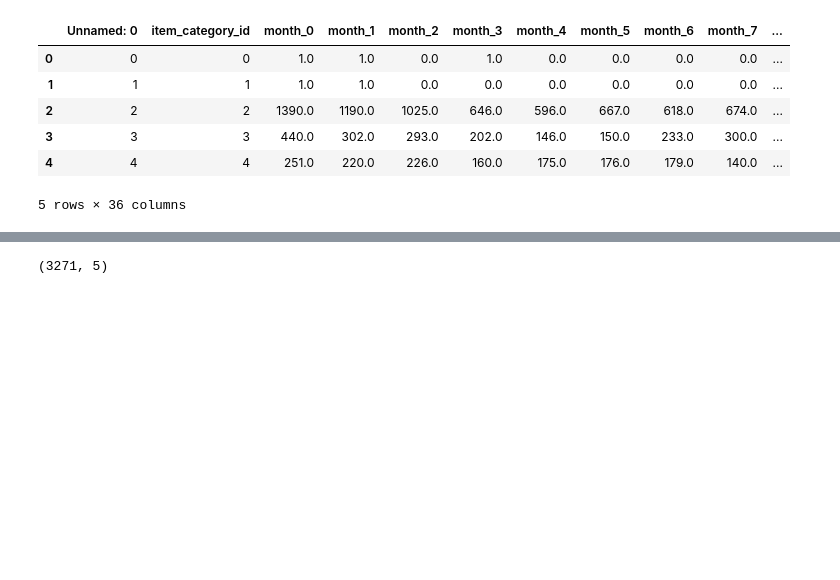
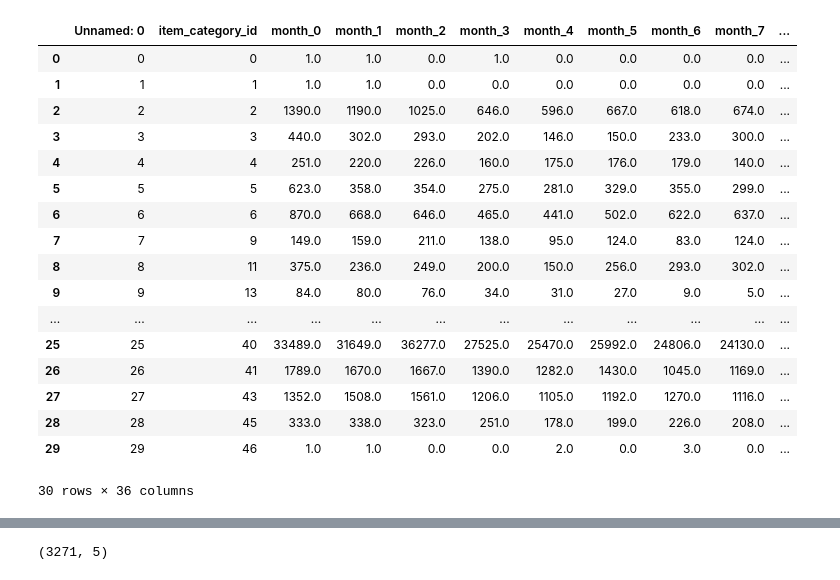
Before and after one commit to Alberto7526/MonografiaGithub, a Jupyter notebook: Untitled.ipynb, the cells around one changed output, grey strips where cells are left out. Cells and saved outputs as stored; diff of their text form; code cells hidden in the pictures; blank space fills up the shorter version.

```diff
--- a/Untitled.ipynb
+++ b/Untitled.ipynb
@@ -16,12 +27,23 @@ df_shop.head(5)
 # %%
-df_shop = pd.read_csv('./NewDataset/prueba_category.csv')
-df_shop.head()
+df_shop = pd.read_csv('./NewDataset/New_dataset_per_category.csv')
+df_shop.head(30)
 # %% [output]
 |  | Unnamed: 0 | item_category_id | month_0 | month_1 | month_2 | month_3 | month_4 | month_5 | month_6 | month_7 | ... |
 | 0 | 0 | 0 | 1.0 | 1.0 | 0.0 | 1.0 | 0.0 | 0.0 | 0.0 | 0.0 | ... |
 | 1 | 1 | 1 | 1.0 | 1.0 | 0.0 | 0.0 | 0.0 | 0.0 | 0.0 | 0.0 | ... |
 | 2 | 2 | 2 | 1390.0 | 1190.0 | 1025.0 | 646.0 | 596.0 | 667.0 | 618.0 | 674.0 | ... |
 | 3 | 3 | 3 | 440.0 | 302.0 | 293.0 | 202.0 | 146.0 | 150.0 | 233.0 | 300.0 | ... |
 | 4 | 4 | 4 | 251.0 | 220.0 | 226.0 | 160.0 | 175.0 | 176.0 | 179.0 | 140.0 | ... |
+| 5 | 5 | 5 | 623.0 | 358.0 | 354.0 | 275.0 | 281.0 | 329.0 | 355.0 | 299.0 | ... |
+| 6 | 6 | 6 | 870.0 | 668.0 | 646.0 | 465.0 | 441.0 | 502.0 | 622.0 | 637.0 | ... |
+| 7 | 7 | 9 | 149.0 | 159.0 | 211.0 | 138.0 | 95.0 | 124.0 | 83.0 | 124.0 | ... |
+| 8 | 8 | 11 | 375.0 | 236.0 | 249.0 | 200.0 | 150.0 | 256.0 | 293.0 | 302.0 | ... |
+| 9 | 9 | 13 | 84.0 | 80.0 | 76.0 | 34.0 | 31.0 | 27.0 | 9.0 | 5.0 | ... |
+| ... | ... | ... | ... | ... | ... | ... | ... | ... | ... | ... | ... |
+| 25 | 25 | 40 | 33489.0 | 31649.0 | 36277.0 | 27525.0 | 25470.0 | 25992.0 | 24806.0 | 24130.0 | ... |
+| 26 | 26 | 41 | 1789.0 | 1670.0 | 1667.0 | 1390.0 | 1282.0 | 1430.0 | 1045.0 | 1169.0 | ... |
+| 27 | 27 | 43 | 1352.0 | 1508.0 | 1561.0 | 1206.0 | 1105.0 | 1192.0 | 1270.0 | 1116.0 | ... |
+| 28 | 28 | 45 | 333.0 | 338.0 | 323.0 | 251.0 | 178.0 | 199.0 | 226.0 | 208.0 | ... |
+| 29 | 29 | 46 | 1.0 | 1.0 | 0.0 | 0.0 | 2.0 | 0.0 | 3.0 | 0.0 | ... |
-5 rows × 36 columns
+30 rows × 36 columns
 # %%
```
Also changed, not shown: parts of 2 cells of this notebook, 6 other files.
